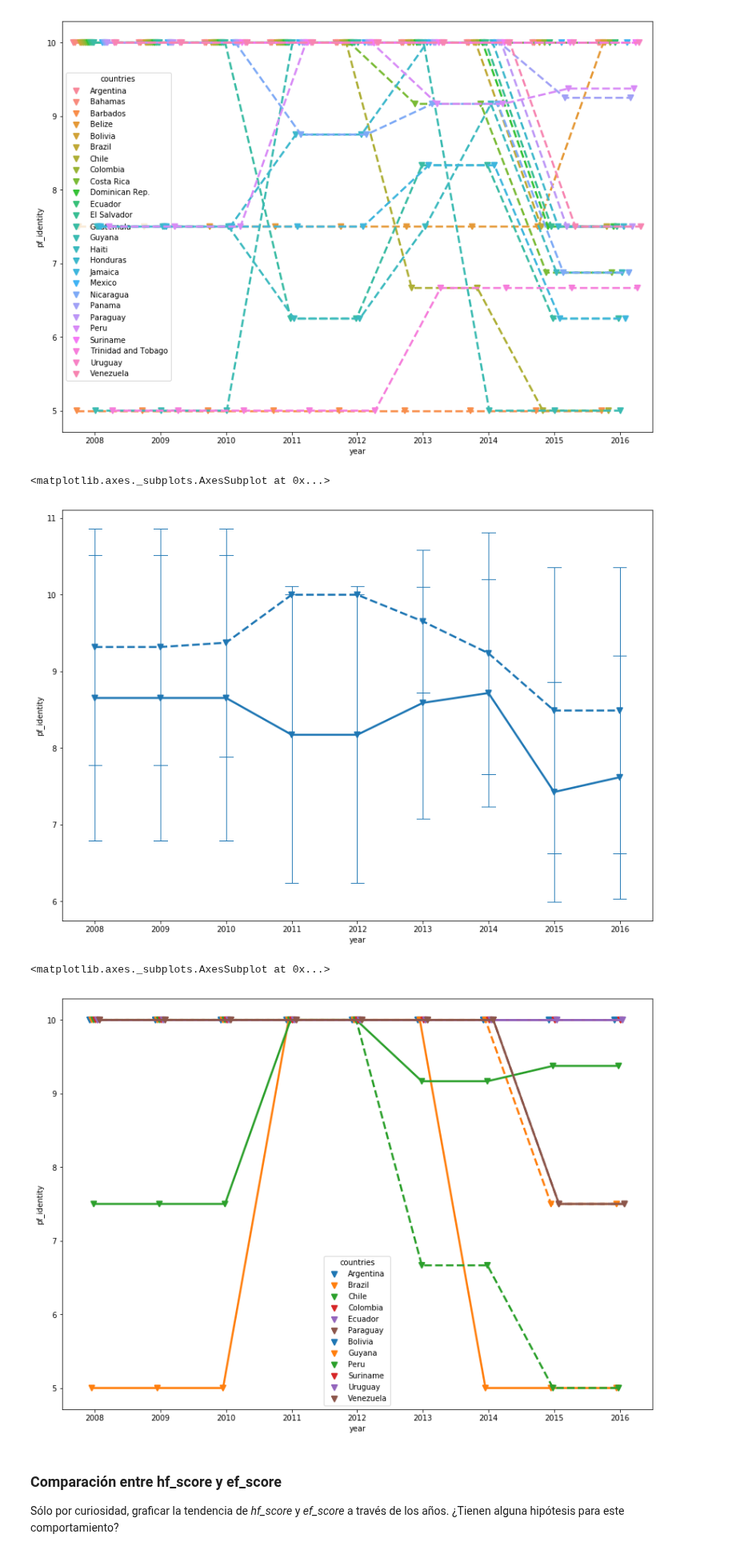
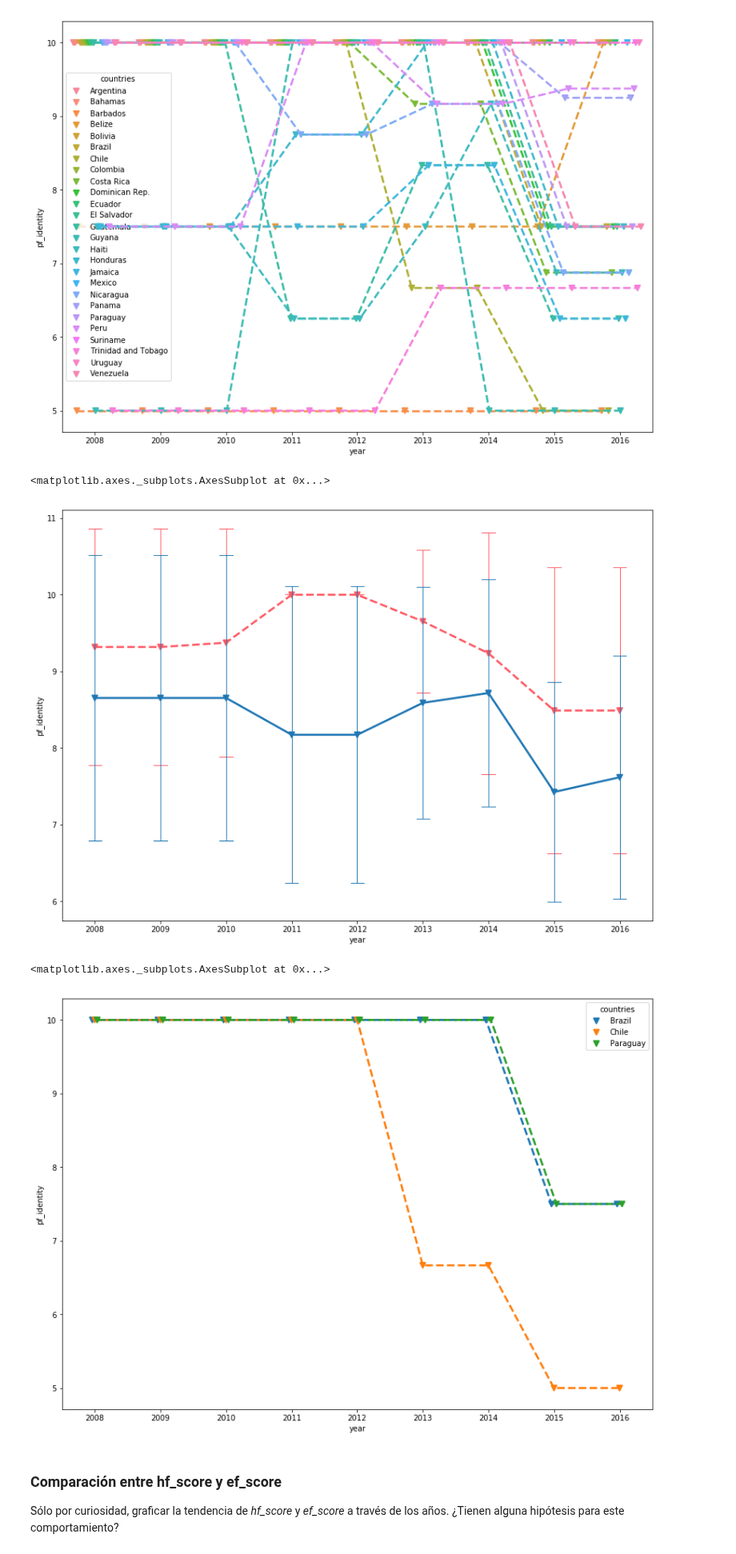
Before and after one commit to kevinsen/diplodatos-ayv-1, a Jupyter notebook: 02_practico_I_mz.ipynb, the cells around one changed output. Shown at 80% size. Cells and saved outputs as stored; diff of their text form; code cells hidden in the pictures.

```diff
--- a/02_practico_I_mz.ipynb
+++ b/02_practico_I_mz.ipynb
@@ -306,36 +321,29 @@ dataset_caribe = dataset_latam.query( ' countries in @caribe ')
 
 plt.figure( figsize=(14,10))
 seaborn.pointplot ( data=dataset_south_america, x='year', y='pf_identity',
-                  markers='v', dodge=True,
+                  markers='v', dodge=True, color=RED,
                  linestyles='--', errwidth=1, ci='sd', capsize=0.2)
 seaborn.pointplot ( data=dataset_caribe, x='year', y='pf_identity',
                   markers='v', dodge=True,
                  linestyles='-', errwidth=1, ci='sd', capsize=0.2)
 # %% [output]
 <matplotlib.axes._subplots.AxesSubplot at 0x...>
-[figure, old version]
+[figure, new version]
 # %%
 ### Revisamos America del Sur, para ver que paises bajan de 2012 en adelante
 
 plt.figure( figsize=(14,10))
 
 #south_america = ['Argentina','Bolivia','Brazil','Chile','Colombia','Ecuador','Paraguay','Peru','Guyana','Suriname','Uruguay','Venezuela']
-south_america = ['Argentina','Brazil','Chile','Colombia','Ecuador','Paraguay']
+south_america = ['Brazil','Chile','Paraguay']
 dataset_south_america = dataset_latam.query( ' countries in @south_america'  )
 
 seaborn.pointplot ( data=dataset_south_america, x='year', y='pf_identity',
                   markers='v', dodge=True, hue='countries',
                  linestyles='--', errwidth=1, ci='sd', capsize=0.2)
-
-south_america = ['Bolivia','Peru','Guyana','Suriname','Uruguay','Venezuela']
-dataset_south_america = dataset_latam.query( ' countries in @south_america'  )
-
-seaborn.pointplot ( data=dataset_south_america, x='year', y='pf_identity',
-                  markers='v', dodge=True,  hue='countries',
-                 linestyles='-', errwidth=1, ci='sd', capsize=0.2)
 # %% [output]
 <matplotlib.axes._subplots.AxesSubplot at 0x...>
-[figure, old version]
+[figure, new version]
 # %% [markdown]
 ### Comparación entre hf_score y ef_score
 Sólo por curiosidad, graficar la tendencia de *hf_score* y *ef_score* a través de los años. ¿Tienen alguna hipótesis para este comportamiento?
```
Also changed, not shown: parts of 35 cells of this notebook.
